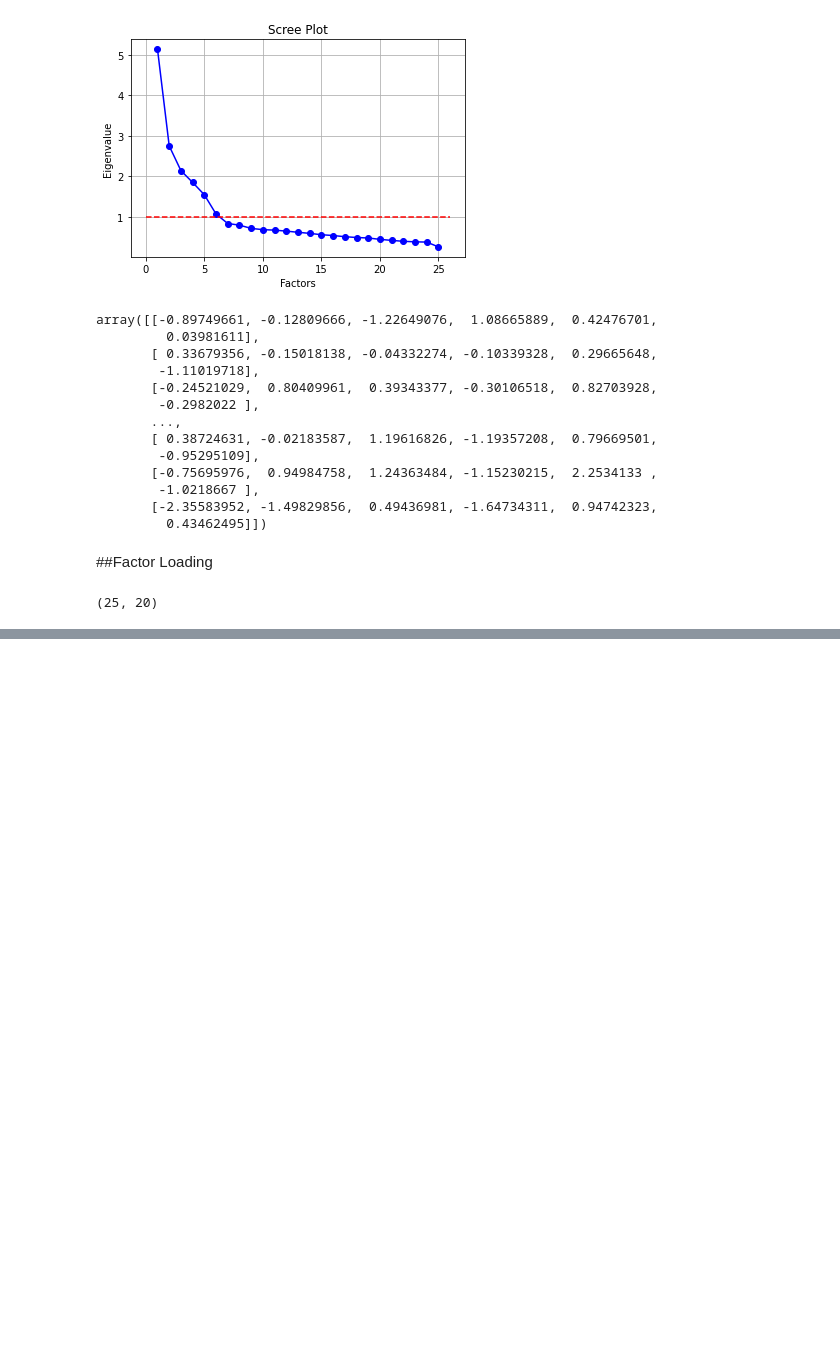
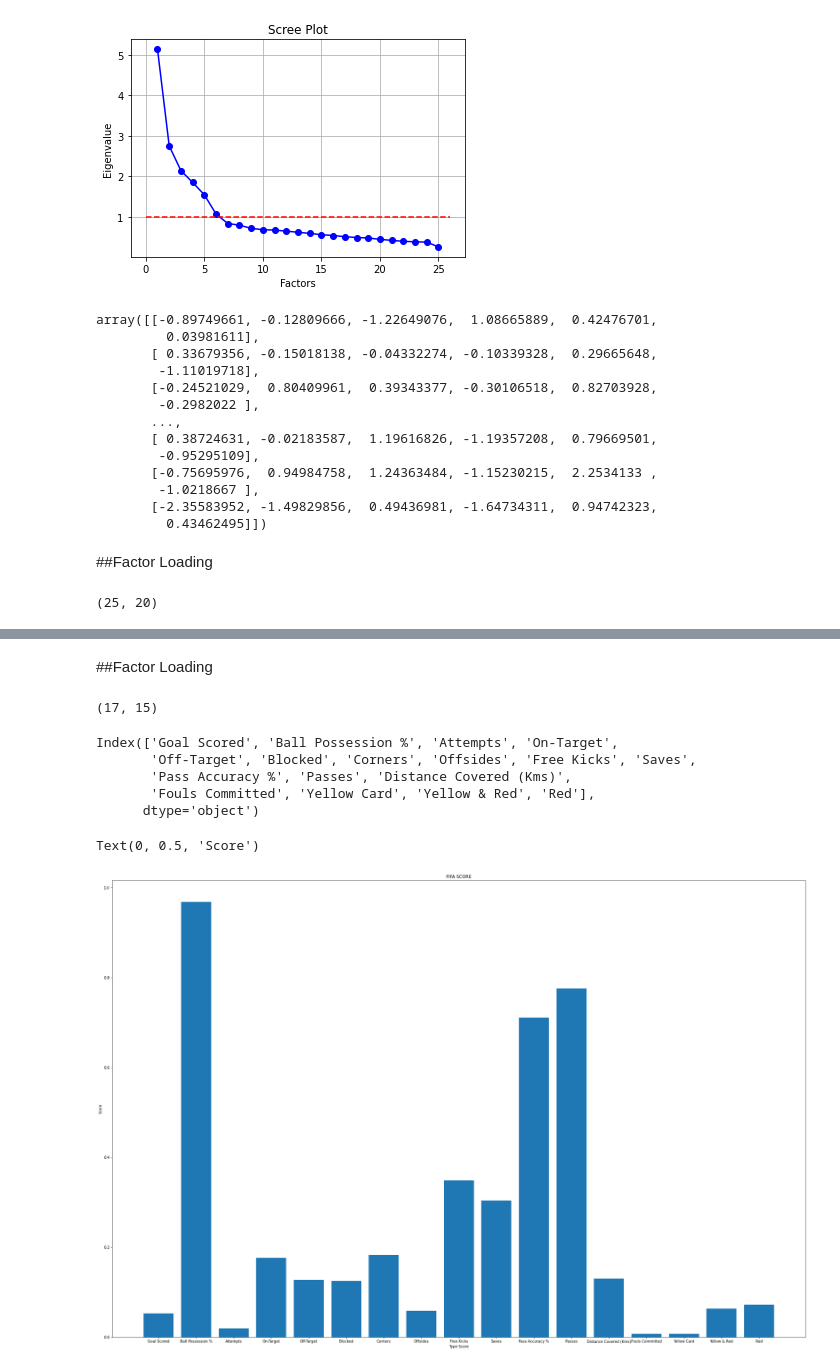
Before and after one commit to Kggzzz/Multivaririate, a Jupyter notebook: Chapter_5_Factor_Analysis.ipynb, the cells around one changed output, grey strips where cells are left out. Saved outputs shown, nothing was run; the diff lists cells and outputs as text; code cells hidden in the pictures; blank space fills up the shorter version.

```diff
--- a/Chapter_5_Factor_Analysis.ipynb
+++ b/Chapter_5_Factor_Analysis.ipynb
@@ -209,0 +290,4 @@ fa.loadings_.shape
+# %%
+#ตัดตารางเอาเฉพาะ ตัวเลขค่า score ต่างๆที่ต้องการใช้งาน
+FIFA_data = FIFA.iloc[:,3:-7]
+FIFA_data.head()
@@ -209,0 +305,2 @@ fa.loadings_.shape
+# %%
+FIFA_data_dropped = FIFA_data.dropna()
@@ -209,0 +443,29 @@ fa.loadings_.shape
+# %% [markdown]
+##Factor Loading
+# %%
+fa3.loadings_.shape
+
+#เป็นการบอกว่ามีกี่ตัวแปร แล้วดูตัวแปรไหนมีอิทธิพลบ้าง
+# %% [output]
+(17, 15)
+# %%
+from factor_analyzer import FactorAnalyzer
+fa3 = FactorAnalyzer(n_factors=6)
+data_fa3 = fa3.fit_transform(FIFA_data_dropped)
+# %%
+FIFA_data_dropped.columns
+# %% [output]
+Index(['Goal Scored', 'Ball Possession %', 'Attempts', 'On-Target',
+       'Off-Target', 'Blocked', 'Corners', 'Offsides', 'Free Kicks', 'Saves',
+       'Pass Accuracy %', 'Passes', 'Distance Covered (Kms)',
+       'Fouls Committed', 'Yellow Card', 'Yellow & Red', 'Red'],
+      dtype='object')
+# %%
+matplotlib.rcParams['figure.figsize']=[34,23]
+plt.bar(range(17),np.absolute(fa3.loadings_[:,0]),tick_label=FIFA_data_dropped.columns)
+plt.title('FIFA SCORE')
+plt.xlabel('Type Score')
+plt.ylabel('Score')
+# %% [output]
+Text(0, 0.5, 'Score')
+[figure, added]
```
Also changed, not shown: parts of 46 cells of this notebook.
